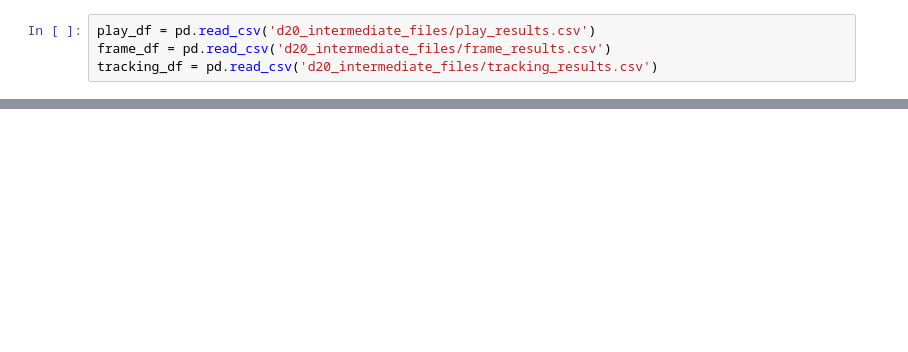
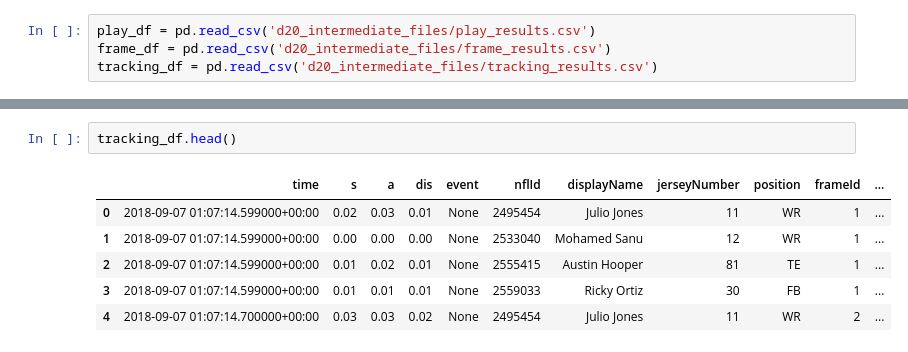
Before and after one commit to sskett/cosc301, a Jupyter notebook: testing.ipynb, the cells around one changed output, grey strips where cells are left out. Saved outputs shown, nothing was run; the diff lists cells and outputs as text; blank space fills up the shorter version.

```diff
--- a/testing.ipynb
+++ b/testing.ipynb
@@ -21,2 +23,11 @@ play_df.head()
+# %%
+tracking_df.head()
+# %% [output]
+|  | time | s | a | dis | event | nflId | displayName | jerseyNumber | position | frameId | ... |
+| 0 | 2018-09-07 01:07:14.599000+00:00 | 0.02 | 0.03 | 0.01 | None | 2495454 | Julio Jones | 11 | WR | 1 | ... |
+| 1 | 2018-09-07 01:07:14.599000+00:00 | 0.00 | 0.00 | 0.00 | None | 2533040 | Mohamed Sanu | 12 | WR | 1 | ... |
+| 2 | 2018-09-07 01:07:14.599000+00:00 | 0.01 | 0.02 | 0.01 | None | 2555415 | Austin Hooper | 81 | TE | 1 | ... |
+| 3 | 2018-09-07 01:07:14.599000+00:00 | 0.01 | 0.01 | 0.01 | None | 2559033 | Ricky Ortiz | 30 | FB | 1 | ... |
+| 4 | 2018-09-07 01:07:14.700000+00:00 | 0.03 | 0.03 | 0.02 | None | 2495454 | Julio Jones | 11 | WR | 2 | ... |
 # %%
 play_df[['offense_p_presnap', 'offense_m_presnap', 'offense_v_presnap', 'offense_a_presnap', 'offense_h_presnap']].plot.box()
```
Also changed, not shown: parts of 13 cells of this notebook, 3 other files.
